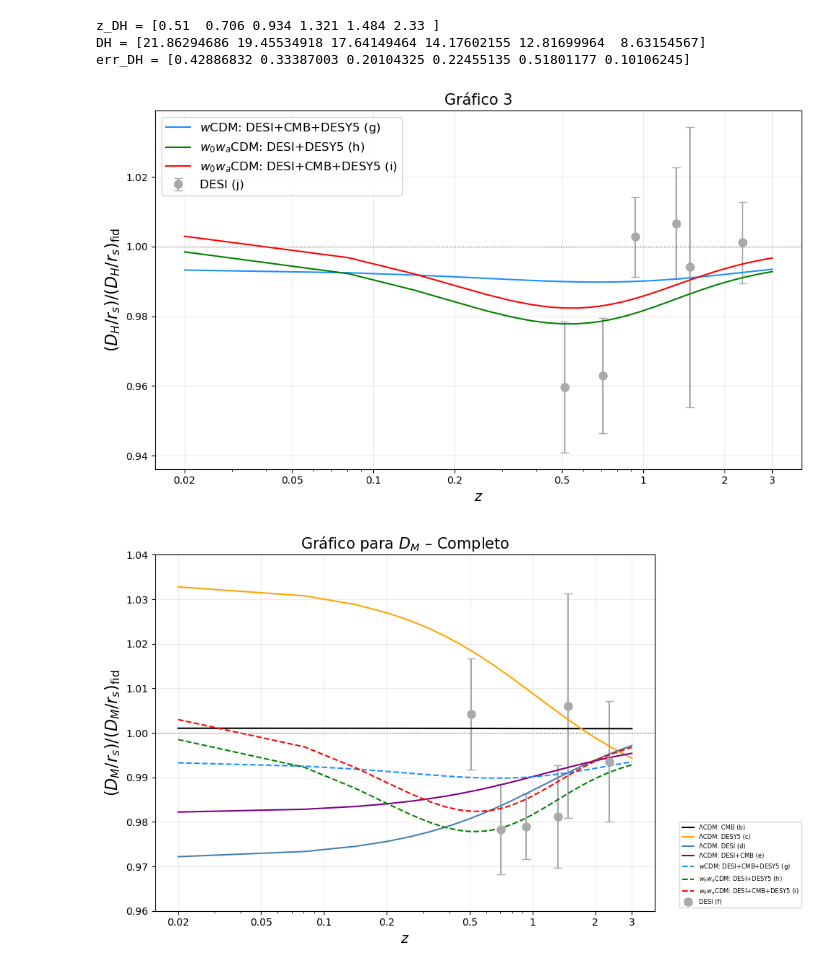
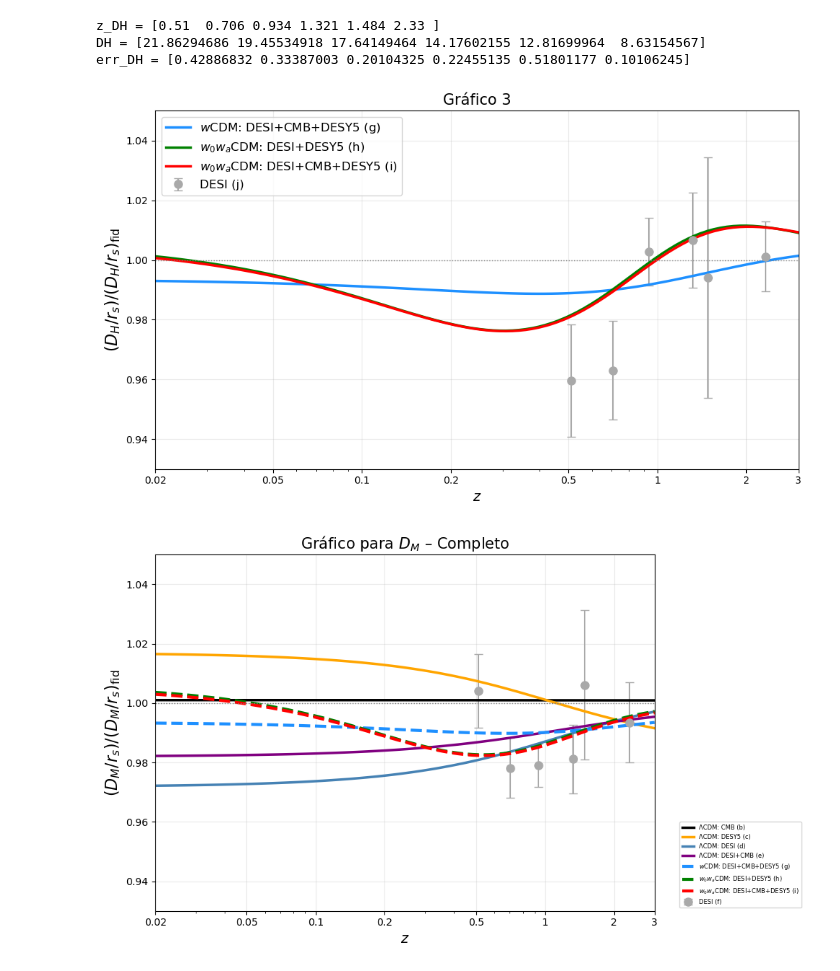
Before and after one commit to paulamachado295/Projeto_LateDE, a Jupyter notebook: Gráfico_Fig13_DESI_DR2.ipynb, the cells around one changed output. Saved outputs shown, nothing was run; the diff lists cells and outputs as text; code cells hidden in the pictures.

```diff
--- a/Gráfico_Fig13_DESI_DR2.ipynb
+++ b/Gráfico_Fig13_DESI_DR2.ipynb
@@ -373,7 +376,7 @@ latede_cosmology_g = camb.set_params(# Background
 results = camb.get_results(latede_cosmology_g)
 
 # Intervalo de redshift
-z_w0wa_g = np.linspace(0.02, 3, 50)
+z_w0wa_g = np.logspace(np.log10(0.02), np.log10(3), 100)
 
 # Distâncias e parâmetros derivados
 DAg_w0wa = results.angular_diameter_distance(z_w0wa_g)   # [Mpc]
@@ -388,10 +391,10 @@ DMg = DM_g / r_s_g                                        # D_M / r_s
 DHg = (c / Hg_w0wa) / r_s_g                               # D_H / r_s
 DVg = ((DM_g**2 * (c*z_w0wa_g) / Hg_w0wa)**(1/3)) / r_s_g # D_V / r_s
 # %%
-#w0waCDM: DESI+DESY5 (h) (Na falta do valor de H_0, utilizei H_0 de Planck 2018)
+#w0waCDM: DESI+DESY5 (h) (Na falta do valor de H_0, utilizei H_0 de DESI+CMB+DESY5 (i))
 
 latede_cosmology_h = camb.set_params(# Background
-                            H0 = 67.36, ombh2=0.022336, omch2=0.1223, TCMB = 2.7255,
+                            H0 = 66.74, ombh2=0.022336, omch2=0.1198, TCMB = 2.7255,
                             dark_energy_model = 'ppf',
                             DEmodel = 2,
                             w0 =-0.752, w1 =-0.86,
@@ -406,7 +409,7 @@ latede_cosmology_h = camb.set_params(# Background
 results = camb.get_results(latede_cosmology_h)
 
 # Intervalo de redshift
-z_w0wa_h = np.linspace(0.02, 3, 50)
+z_w0wa_h = np.logspace(np.log10(0.02), np.log10(3), 100)
 
 # Distâncias e parâmetros derivados
 DAh_w0wa = results.angular_diameter_distance(z_w0wa_h)   # [Mpc]
@@ -439,7 +442,7 @@ latede_cosmology_i = camb.set_params(# Background
 results = camb.get_results(latede_cosmology_i)
 
 # Intervalo de redshift
-z_w0wa_i = np.linspace(0.02, 3, 50)
+z_w0wa_i = np.logspace(np.log10(0.02), np.log10(3), 100)
 
 # Distâncias e parâmetros derivados
 DAi_w0wa = results.angular_diameter_distance(z_w0wa_i)   # [Mpc]
@@ -597,7 +602,7 @@ DH_ratio     = DH / DHfid_interp
 DH_err_ratio = err_DH / DHfid_interp
 
 # ==========================================
-# 2. Modelo f (barras de erro do DESI)
+# 2. Modelo j (barras de erro do DESI)
 # ==========================================
 
 plt.errorbar(
@@ -617,16 +622,16 @@ plt.errorbar(
 # ==========================================
 
 # g
-plt.plot(z_w0wa_g, DMg / DMfid_norm,
-         label='$w$CDM: DESI+CMB+DESY5 (g)', color='dodgerblue')
+plt.plot(z_w0wa_g, DHg / DHfid_norm,
+         label='$w$CDM: DESI+CMB+DESY5 (g)', color='dodgerblue', linewidth=2.5)
 
 # h
-plt.plot(z_w0wa_h, DMh / DMfid_norm,
-         label='$w_0w_a$CDM: DESI+DESY5 (h)', color='green')
+plt.plot(z_w0wa_h, DHh / DHfid_norm,
+         label='$w_0w_a$CDM: DESI+DESY5 (h)', color='green', linewidth=2.5)
 
 # i
-plt.plot(z_w0wa_i, DMi / DMfid_norm,
-         label='$w_0w_a$CDM: DESI+CMB+DESY5 (i)', color='red')
+plt.plot(z_w0wa_i, DHi / DHfid_norm,
+         label='$w_0w_a$CDM: DESI+CMB+DESY5 (i)', color='red', linewidth=2.5)
 
 # ==========================================
 # 4. Visualização
@@ -641,6 +646,9 @@ plt.xticks([0.02, 0.05, 0.1, 0.2, 0.5, 1, 2, 3],
 plt.xlabel(r'$z$', fontsize=14)
 plt.ylabel(r'$(D_H/r_s)/(D_H/r_s)_{\rm fid}$', fontsize=16)
 
+plt.xlim(0.02, 3)  # mesma escala da figura do artigo
+plt.ylim(0.93, 1.05)  # mesma escala da figura do artigo
+
 plt.title('Gráfico 3', fontsize=15)
 
 plt.grid(alpha=0.25)
@@ -648,7 +656,7 @@ plt.legend(fontsize=12)
 plt.tight_layout()
 plt.show()
 # %% [output]
-[figure, old version]
+[figure, new version]
 # %%
 # ============================
 #  GRÁFICO Completo para D_M
@@ -689,42 +697,43 @@ plt.errorbar(
 # 3. Modelos teóricos (b–i)
 # ============================
 
-plt.plot(z_LCDM_b, DMb / DMfid_norm, label='ΛCDM: CMB (b)', color='black')
-plt.plot(z_LCDM_c, DMc / DMfid_norm, label='ΛCDM: DESY5 (c)', color='orange')
-plt.plot(z_LCDM_d, DMd / DMfid_norm, label='ΛCDM: DESI (d)', color='steelblue')
-plt.plot(z_LCDM_e, DMe / DMfid_norm, label='ΛCDM: DESI+CMB (e)', color='purple')
+plt.plot(z_LCDM_b, DMb / DMfid_norm, label='ΛCDM: CMB (b)', color='black', linewidth=2.5)
+plt.plot(z_LCDM_c, DMc / DMfid_norm, label='ΛCDM: DESY5 (c)', color='orange', linewidth=2.5)
+plt.plot(z_LCDM_d, DMd / DMfid_norm, label='ΛCDM: DESI (d)', color='steelblue', linewidth=2.5)
+plt.plot(z_LCDM_e, DMe / DMfid_norm, label='ΛCDM: DESI+CMB (e)', color='purple', linewidth=2.5)
 
 # modelos novos g, h, i
-plt.plot(z_w0wa_g, DMg / DMfid_norm, label='$w$CDM: DESI+CMB+DESY5 (g)', color='dodgerblue', linestyle="--")
-plt.plot(z_w0wa_h, DMh / DMfid_norm, label='$w_0w_a$CDM: DESI+DESY5 (h)', color='green', linestyle="--")
-plt.plot(z_w0wa_i, DMi / DMfid_norm, label='$w_0w_a$CDM: DESI+CMB+DESY5 (i)', color='red', linestyle="--")
+plt.plot(z_w0wa_g, DMg / DMfid_norm, label='$w$CDM: DESI+CMB+DESY5 (g)', color='dodgerblue', linestyle="--", linewidth=3)
+plt.plot(z_w0wa_h, DMh / DMfid_norm, label='$w_0w_a$CDM: DESI+DESY5 (h)', color='green', linestyle="--", linewidth=3)
+plt.plot(z_w0wa_i, DMi / DMfid_norm, label='$w_0w_a$CDM: DESI+CMB+DESY5 (i)', color='red', linestyle="--", linewidth=3)
 
 # =======================
 # 4. Ajustes visuais
 # =======================
 
 plt.axhline(1.0, color='gray', linestyle=':', linewidth=1)
 plt.xscale('log')             # escala log no eixo x
 plt.title('Gráfico 1', fontsize=15)
 plt.xticks([0.02, 0.05, 0.1, 0.2, 0.5, 1, 2, 3],
            ['0.02', '0.05', '0.1', '0.2', '0.5', '1', '2', '3'])   # nomeia os pontos do eixo x da forma solicitada
 
 plt.xlabel(r"$z$", fontsize=14)
 plt.ylabel(r"$(D_M/r_s) / (D_M/r_s)_{\rm fid}$", fontsize=16)
 plt.title("Gráfico para $D_M$ – Completo", fontsize=15)
 
-plt.ylim(0.96, 1.04)  # mesma escala da figura do artigo
+plt.xlim(0.02, 3)  # mesma escala da figura do artigo
+plt.ylim(0.93, 1.05)  # mesma escala da figura do artigo
 
 plt.grid(alpha=0.25)
 
 plt.legend(
     fontsize=6,
     bbox_to_anchor=(1.05, 0.25),   # desloca a legenda para fora do gráfico
     loc="upper left",           # ancora pelo canto esquerdo
     borderaxespad=0.
 )
 
 plt.tight_layout()
 plt.show()
 # %% [output]
-[figure, old version]
+[figure, new version]
```
Also changed, not shown: parts of 10 cells of this notebook.
